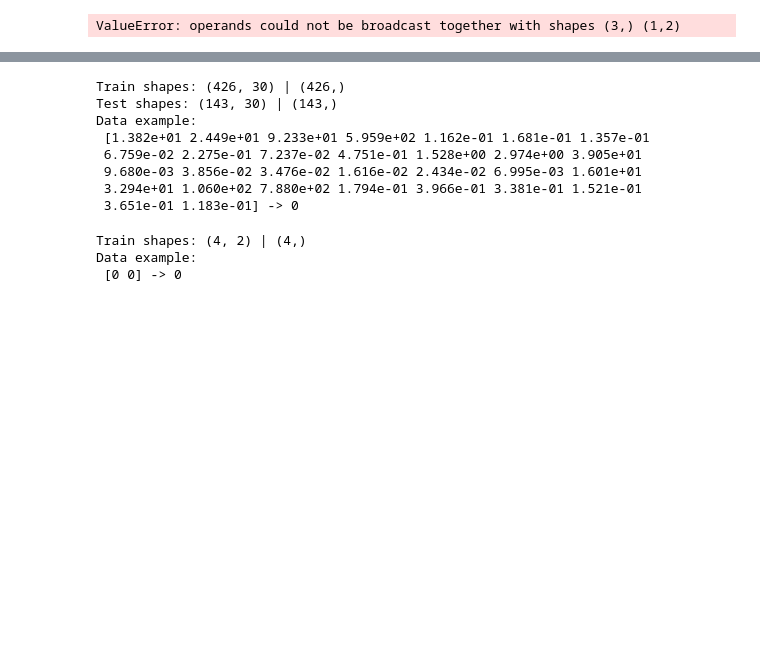
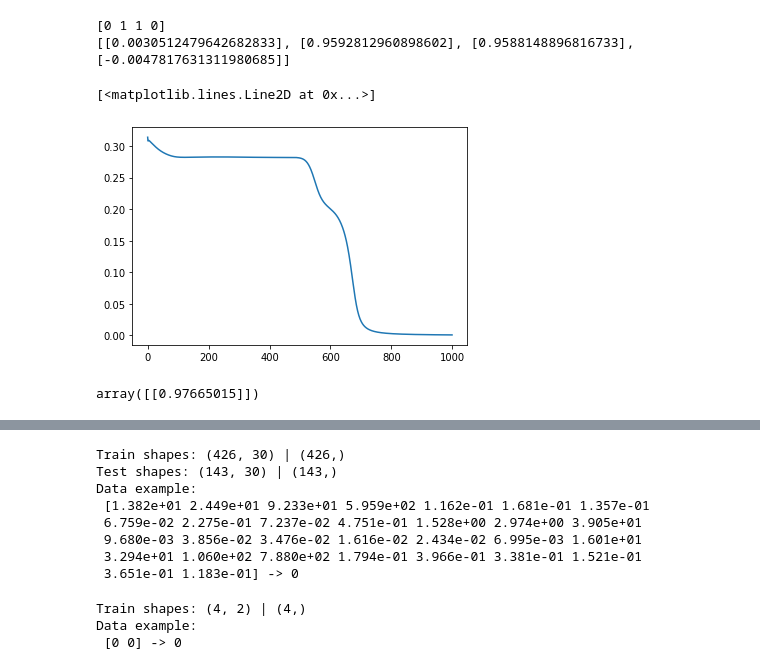
Before and after one commit to kuweg/purenn, a Jupyter notebook: pure_nn.ipynb, the cells around one changed output, grey strips where cells are left out. Cells and saved outputs as stored; diff of their text form; code cells hidden in the pictures; blank space fills up the shorter version.

```diff
--- a/pure_nn.ipynb
+++ b/pure_nn.ipynb
@@ -63,0 +120,38 @@ y = np.squeeze(y)
+# %%
+
+n_samples = 4
+alpha = 0.1
+n_epochs = 1000
+errors = []
+for epoch in range(n_epochs):
+    er_ = []
+    for x_i, y_i in zip(x, y):
+
+        y_hat = nn.forward(x_i.T)
+        print("<{} | {}> -> {}".format(x_i, y_i, y_hat))
+        # error = categorical_cross_entropy(y_hat, y)
+        loss = mse(y_i, y_hat)
+        er_.append(loss.flatten())
+
+
+        dz2_ = mse_prime(y_i, y_hat)
+
+        dz2 = nn.weights.wl1.activation(nn.weights.wl1.z, derivative=True) * dz2_
+
+        da1 = np.dot(nn.weights.wl1.weights.T, dz2)
+        dz1 = nn.weights.wl0.activation(nn.weights.wl0.z, derivative=True) * da1
+
+        dw1 = np.dot(dz1, nn.weights.wl0.input.T)
+        db1 = np.sum(dz1, axis=1, keepdims=True)
+
+        dw2 = np.dot(dz2, nn.weights.wl1.input.T)
+        db2 = np.sum(dz2, axis=1, keepdims=True)
+
+        nn.weights.wl0.weights -= alpha * dw1
+        nn.weights.wl0.bias -= alpha * db1
+
+        nn.weights.wl1.weights -= alpha * dw2
+        nn.weights.wl1.bias -= alpha * db2
+
+    errors.append(er_)
+    print("Epoch {}: Error - {}".format(epoch, loss))
@@ -64,4 +176,17 @@ y = np.squeeze(y)
+# %%
+print(y.flatten())
+print([nn.forward(x_i.T).flatten().tolist() for x_i in x])
+# %% [output]
+[0 1 1 0]
+[[0.0030512479642682833], [0.9592812960898602], [0.9588148896816733], [-0.0047817631311980685]]
+# %%
+import matplotlib.pyplot as plt
+mean_error = [np.mean(error_i) for error_i in errors]
+plt.plot(range(0, n_epochs), mean_error)
+# %% [output]
+[<matplotlib.lines.Line2D at 0x...>]
+[figure, added]
 # %%
-nn.forward(x[2])
+nn.forward(x[1].T)
 # %% [output]
-ValueError: operands could not be broadcast together with shapes (3,) (1,2)
+array([[0.97665015]])
```
Also changed, not shown: parts of 36 cells of this notebook, 8 other files.
